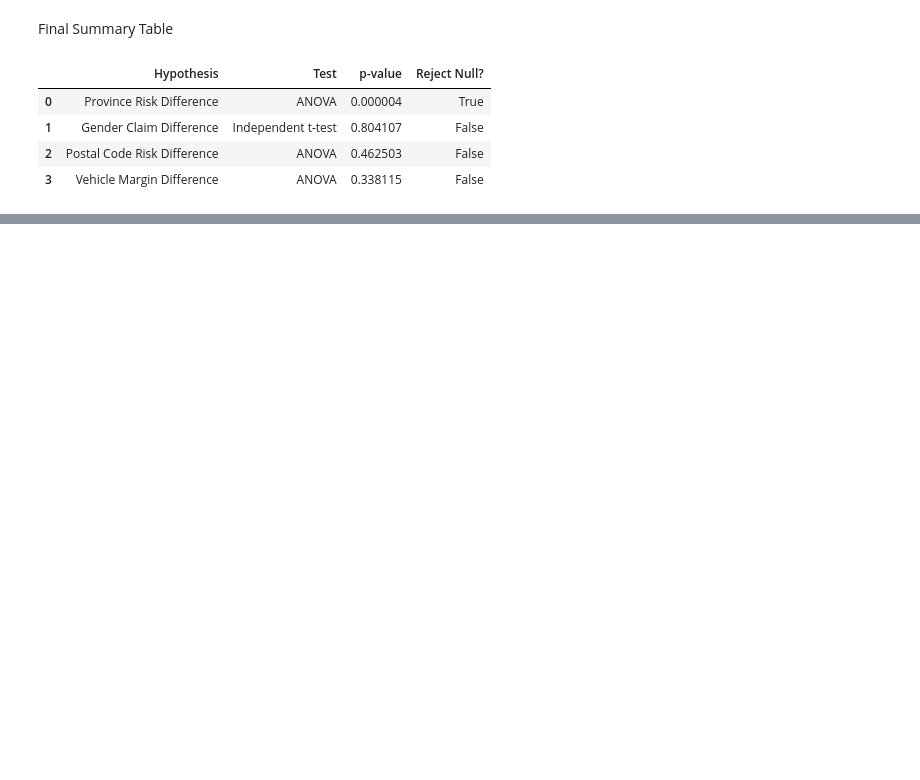
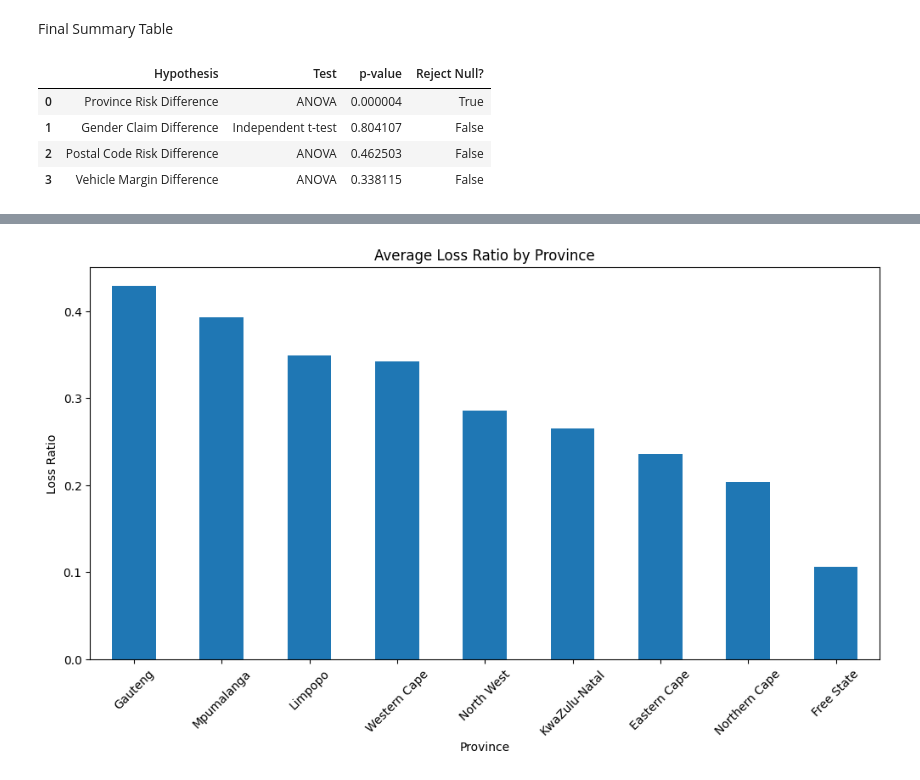
Before and after one commit to redietwogayehu/insurance-risk-analytics, a Jupyter notebook: notebooks/03_hypothesis_testing.ipynb, the cells around one changed output, grey strips where cells are left out. Drawn from its saved outputs; the diff is of its cells as text; code cells hidden in the pictures; blank space fills up the shorter version.

```diff
--- a/notebooks/03_hypothesis_testing.ipynb
+++ b/notebooks/03_hypothesis_testing.ipynb
@@ -136,0 +167,20 @@ summary
+# %%
+import matplotlib.pyplot as plt
+import seaborn as sns
+province_risk = df.groupby("Province")[
+    "LossRatio"
+].mean().sort_values(ascending=False)
+
+plt.figure(figsize=(12,6))
+
+province_risk.plot(kind="bar")
+
+plt.title("Average Loss Ratio by Province")
+
+plt.ylabel("Loss Ratio")
+
+plt.xticks(rotation=45)
+
+plt.show()
+# %% [output]
+[figure, added]
```
Also changed, not shown: parts of 5 cells of this notebook, 1 other file.
